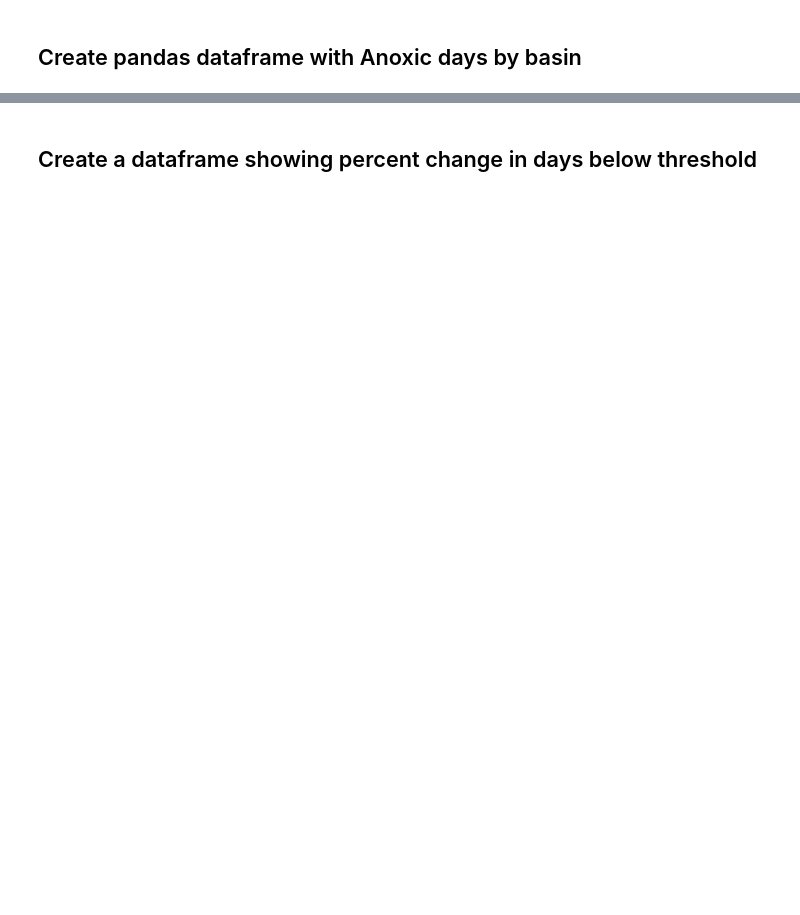
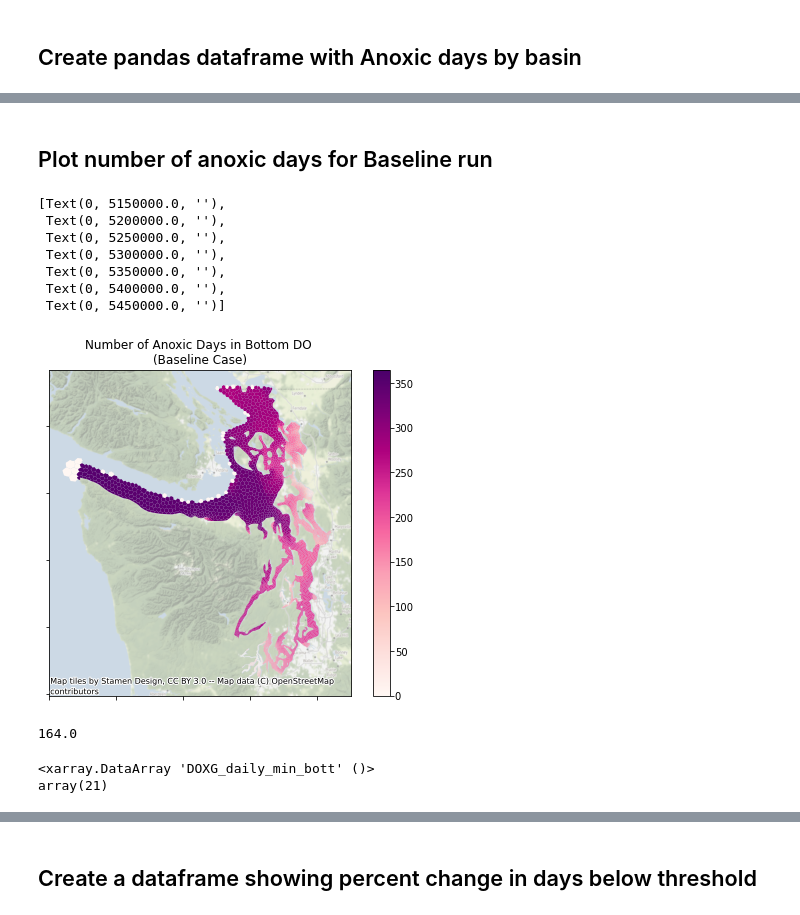
Before and after one commit to UW-PSI/SalishSeaModel-analysis, a Jupyter notebook: notebooks/dev_days_exceedence.ipynb, the cells around one changed output, grey strips where cells are left out. Drawn from its saved outputs; the diff is of its cells as text; code cells hidden in the pictures; blank space fills up the shorter version.

```diff
--- a/notebooks/dev_days_exceedence.ipynb
+++ b/notebooks/dev_days_exceedence.ipynb
@@ -130,0 +256,42 @@ for run_type in dir_list:
+# %% [markdown]
+## Plot number of anoxic days for Baseline run
+# %%
+fig_title = f"Number of Anoxic Days in Bottom DO \n(Baseline Case)"
+graphics_name = f"AnoxDays_Baseline.png"
+gdf_col_name=f"days_anoxic_baseline"
+# add differences in anoxic days to geodataframe
+gdf[gdf_col_name]=AnoxicDays['wqm_baseline']
+# plot differences for each run
+fig, axs = plt.subplots(1,1, figsize = (8,6))
+gdf.plot("days_anoxic_baseline", ax=axs, legend=True,vmin=0,vmax=365,cmap='RdPu')
+cx.add_basemap(axs, crs=gdf.crs,alpha=.5)
+# Zoom into Bbay so we can actualy see overlap
+#axs.set_ylim(5.37e6,5.42e6)
+#axs.set_xlim(5e5,5.4e5)
+#xlabels=axs.get_xticklabels()
+axs.set_title(fig_title)
+axs.set_xticklabels('')
+axs.set_yticklabels('')
+# Get colourbar from second axis
+#colorbar = axs.get_figure().get_axes()[1]
+#colorbar.set_ylabel('days')
+#plt.savefig(pathlib.Path(ssm['paths']['graphics'])/'AnoxDaysDiff'/graphics_name,
+#            bbox_inches='tight',format='png')
+# %% [output]
+[Text(0, 5150000.0, ''),
+ Text(0, 5200000.0, ''),
+ Text(0, 5250000.0, ''),
+ Text(0, 5300000.0, ''),
+ Text(0, 5350000.0, ''),
+ Text(0, 5400000.0, ''),
+ Text(0, 5450000.0, '')]
+[figure, added]
+# %%
+np.median(AnoxicDays['wqm_baseline'])
+# %% [output]
+164.0
+# %%
+np.sum((AnoxicDays['wqm_baseline']>350))
+# %% [output]
+<xarray.DataArray 'DOXG_daily_min_bott' ()>
+array(21)
```
Also changed, not shown: parts of 34 cells of this notebook.
